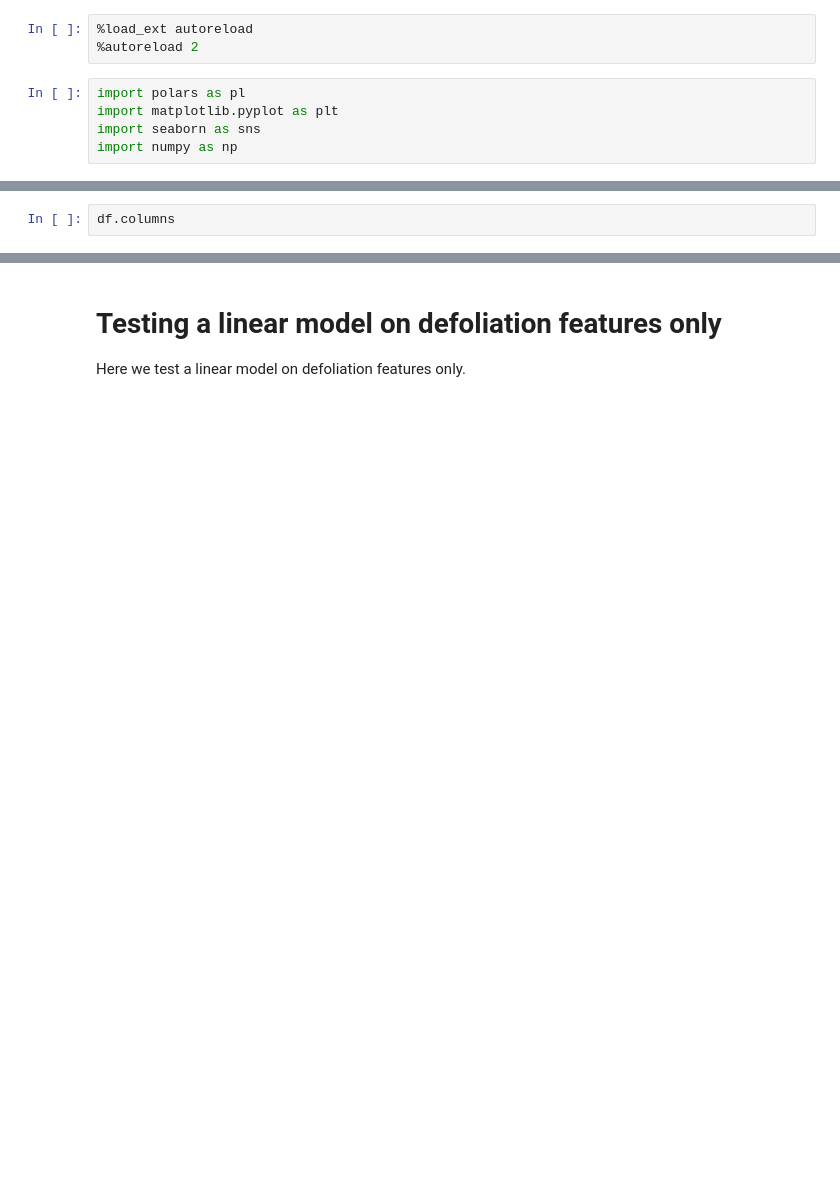
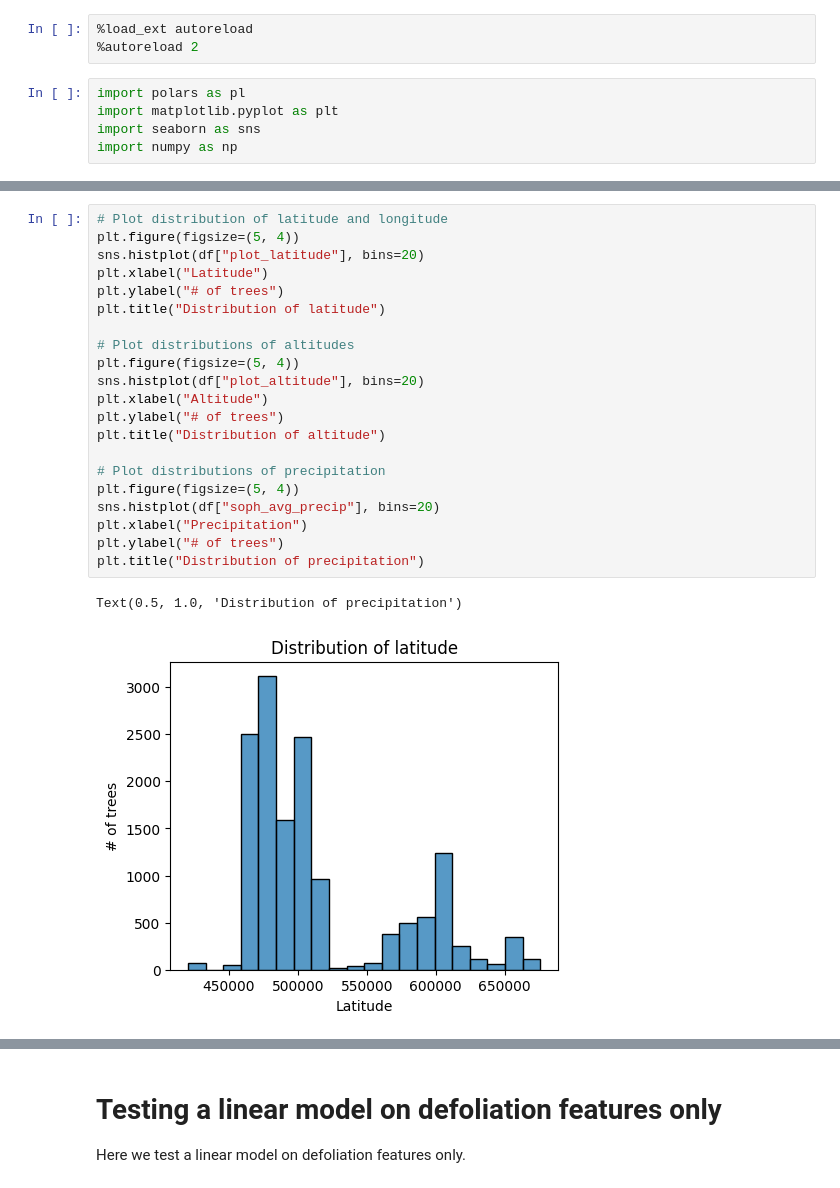
Before and after one commit to simlab-vs/icp-forest-xai, a Jupyter notebook: explore.ipynb, the cells around one changed output, grey strips where cells are left out. Cells and saved outputs as stored; diff of their text form; blank space fills up the shorter version.

```diff
--- a/explore.ipynb
+++ b/explore.ipynb
@@ -51,2 +91,24 @@ sns.boxplot(x="plot_id", y=TARGET, data=data.to_pandas())
-# %%
-df.columns
+# %%
+# Plot distribution of latitude and longitude
+plt.figure(figsize=(5, 4))
+sns.histplot(df["plot_latitude"], bins=20)
+plt.xlabel("Latitude")
+plt.ylabel("# of trees")
+plt.title("Distribution of latitude")
+
+# Plot distributions of altitudes
+plt.figure(figsize=(5, 4))
+sns.histplot(df["plot_altitude"], bins=20)
+plt.xlabel("Altitude")
+plt.ylabel("# of trees")
+plt.title("Distribution of altitude")
+
+# Plot distributions of precipitation
+plt.figure(figsize=(5, 4))
+sns.histplot(df["soph_avg_precip"], bins=20)
+plt.xlabel("Precipitation")
+plt.ylabel("# of trees")
+plt.title("Distribution of precipitation")
+# %% [output]
+Text(0.5, 1.0, 'Distribution of precipitation')
+[figure, added]
```
Also changed, not shown: parts of 6 cells of this notebook, 12 other files.
